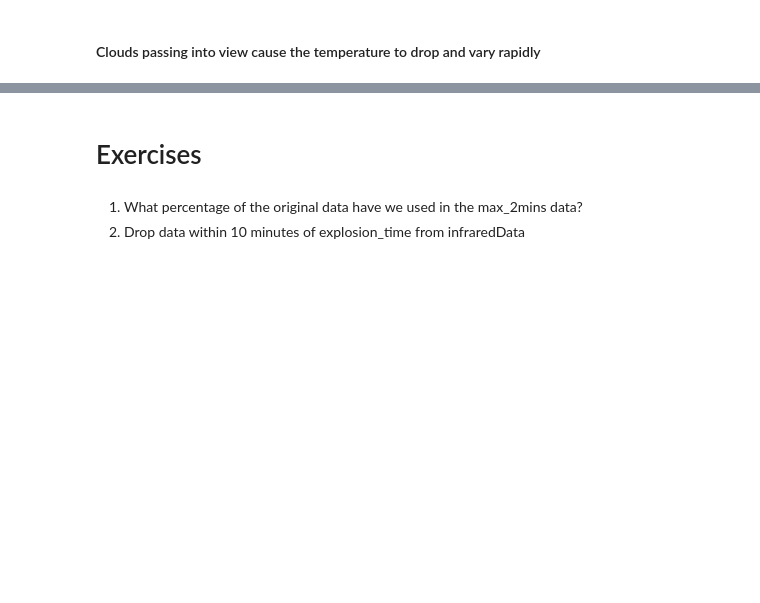
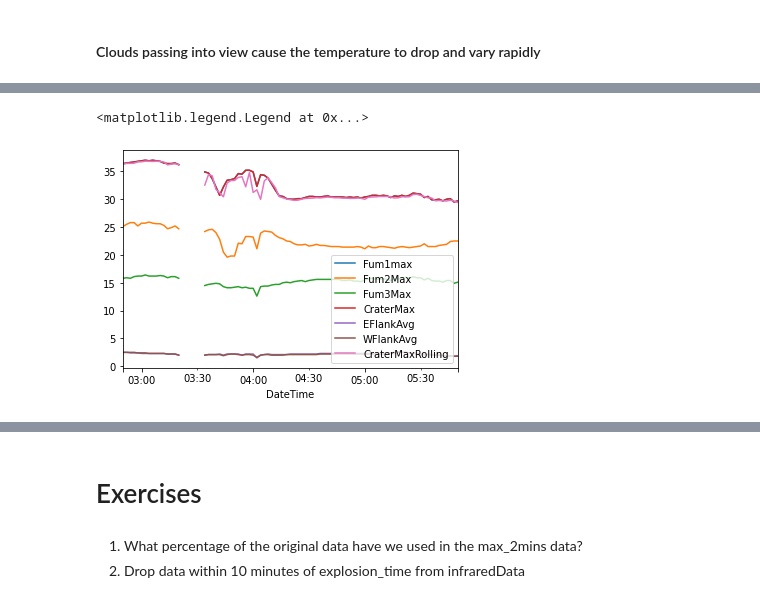
Before and after one commit to volcan01010/python4geoscientists, a Jupyter notebook: 2_time_series_data.ipynb, the cells around one changed output, grey strips where cells are left out. Saved outputs shown, nothing was run; the diff lists cells and outputs as text; code cells hidden in the pictures; blank space fills up the shorter version.

```diff
--- a/2_time_series_data.ipynb
+++ b/2_time_series_data.ipynb
@@ -133,7 +222,11 @@ no_clouds.plot()
 # %%
 #  Resample to take 2 minute maximum values, dropping other cloud noise
 max_2mins = no_clouds.resample('2min').max()
 max_2mins.plot()
+plt.legend(loc='lower right')
+# %% [output]
+<matplotlib.legend.Legend at 0x...>
+[figure, added]
 # %%
 # The following are the fumarole temperature statistics for one night, unaffected by explosions, solar heating or sunshine
 # A time series of these results shows long term changes at the volcano.
```
Also changed, not shown: parts of 22 cells of this notebook, 3 other files.
